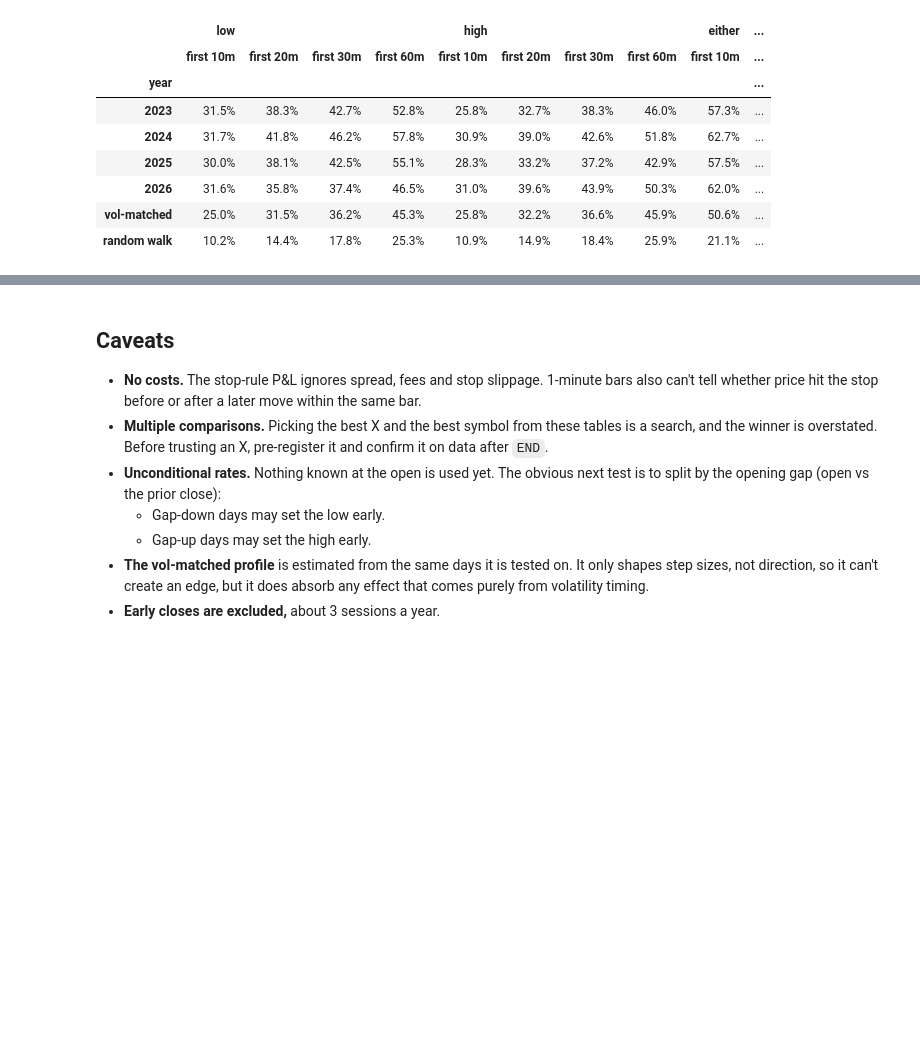
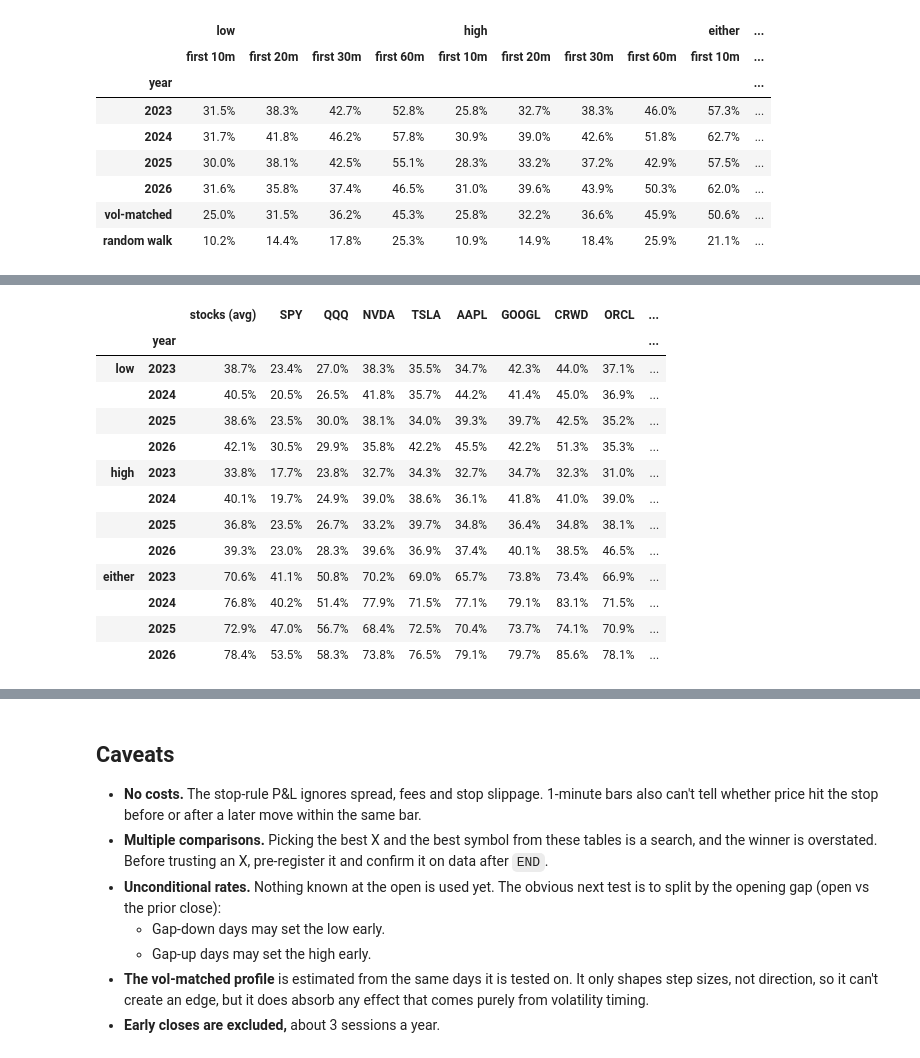
Before and after one commit to xcollantes/open-extremes, a Jupyter notebook: notebooks/open_extremes.ipynb, the cells around one changed output, grey strips where cells are left out. Saved outputs shown, nothing was run; the diff lists cells and outputs as text; code cells hidden in the pictures; blank space fills up the shorter version.

```diff
--- a/notebooks/open_extremes.ipynb
+++ b/notebooks/open_extremes.ipynb
@@ -561,0 +616,43 @@ display(cross.style.format(fmt, na_rep=""))
+# %%
+def extreme_times(d: pd.DataFrame) -> dict:
+    """Minute the low, the high, and the first of the two were set."""
+    return {
+        "low": d.t_low,
+        "high": d.t_high,
+        "either": np.minimum(d.t_low, d.t_high),
+    }
+
+
+def yearly(d: pd.DataFrame, side: str) -> pd.Series:
+    """Share of days per year with the extreme set before ENTRY_X."""
+    hit = extreme_times(d)[side] < ENTRY_X
+    return hit.groupby(d.index.year.rename("year")).mean()
+
+
+by_year = pd.concat({
+    side: pd.DataFrame({s: yearly(r["days"], side) for s, r in res.items()})
+    for side in SIDES
+})
+chance_x = pd.DataFrame({s: r["vm"].loc[ENTRY_X] for s, r in res.items()})
+st = by_year[STOCKS]
+st_chance = chance_x.loc[st.index.get_level_values(0), STOCKS].to_numpy()
+by_year[AVG] = st.mean(axis=1)
+by_year[f"stocks >= {TARGET:.0%}"] = (st >= TARGET).sum(axis=1)
+by_year["stocks > chance"] = (st.to_numpy() > st_chance).sum(axis=1)
+by_year = by_year[[AVG] + MARKET + STOCKS + list(by_year.columns[-2:])]
+display(by_year.style.format("{:.1%}", subset=[AVG] + MARKET + STOCKS))
+# %% [output]
+|  |  | stocks (avg) | SPY | QQQ | NVDA | TSLA | AAPL | GOOGL | CRWD | ORCL | ... |
+|  | year |  |  |  |  |  |  |  |  |  | ... |
+| low | 2023 | 38.7% | 23.4% | 27.0% | 38.3% | 35.5% | 34.7% | 42.3% | 44.0% | 37.1% | ... |
+|  | 2024 | 40.5% | 20.5% | 26.5% | 41.8% | 35.7% | 44.2% | 41.4% | 45.0% | 36.9% | ... |
+|  | 2025 | 38.6% | 23.5% | 30.0% | 38.1% | 34.0% | 39.3% | 39.7% | 42.5% | 35.2% | ... |
+|  | 2026 | 42.1% | 30.5% | 29.9% | 35.8% | 42.2% | 45.5% | 42.2% | 51.3% | 35.3% | ... |
+| high | 2023 | 33.8% | 17.7% | 23.8% | 32.7% | 34.3% | 32.7% | 34.7% | 32.3% | 31.0% | ... |
+|  | 2024 | 40.1% | 19.7% | 24.9% | 39.0% | 38.6% | 36.1% | 41.8% | 41.0% | 39.0% | ... |
+|  | 2025 | 36.8% | 23.5% | 26.7% | 33.2% | 39.7% | 34.8% | 36.4% | 34.8% | 38.1% | ... |
+|  | 2026 | 39.3% | 23.0% | 28.3% | 39.6% | 36.9% | 37.4% | 40.1% | 38.5% | 46.5% | ... |
+| either | 2023 | 70.6% | 41.1% | 50.8% | 70.2% | 69.0% | 65.7% | 73.8% | 73.4% | 66.9% | ... |
+|  | 2024 | 76.8% | 40.2% | 51.4% | 77.9% | 71.5% | 77.1% | 79.1% | 83.1% | 71.5% | ... |
+|  | 2025 | 72.9% | 47.0% | 56.7% | 68.4% | 72.5% | 70.4% | 73.7% | 74.1% | 70.9% | ... |
+|  | 2026 | 78.4% | 53.5% | 58.3% | 73.8% | 76.5% | 79.1% | 79.7% | 85.6% | 78.1% | ... |
```
Also changed, not shown: parts of 6 cells of this notebook, 2 other files.
